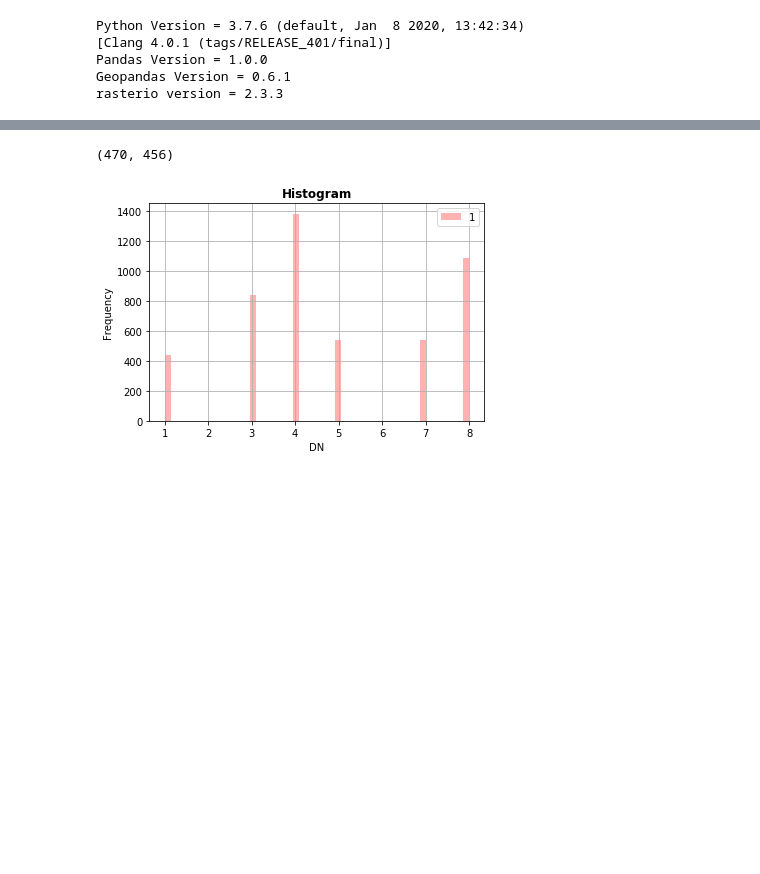
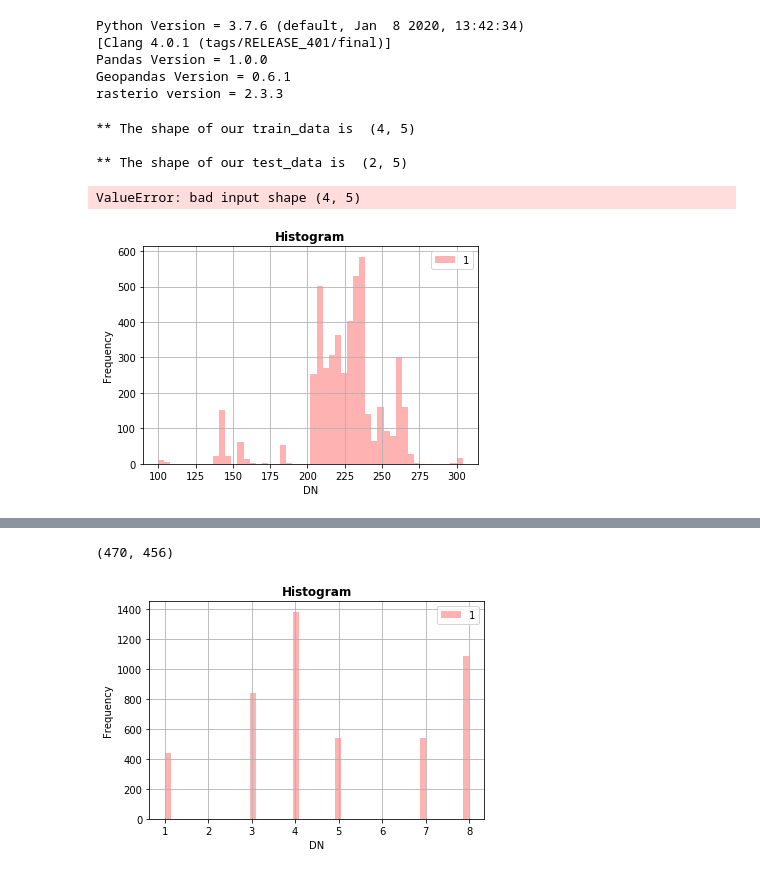
Before and after one commit to lchutny/wildfireplus, a Jupyter notebook: EDA/NB_model.ipynb, the cells around one changed output, grey strips where cells are left out. Saved outputs shown, nothing was run; the diff lists cells and outputs as text; code cells hidden in the pictures; blank space fills up the shorter version.

```diff
--- a/EDA/NB_model.ipynb
+++ b/EDA/NB_model.ipynb
@@ -43,0 +53,7 @@ rasterio version = 2.3.3
+# %%
+print ("** The shape of our train_data is ", data_train.shape,"\n")
+print ("** The shape of our test_data is ", data_test.shape,"\n")
+# %% [output]
+** The shape of our train_data is  (4, 5)
+
+** The shape of our test_data is  (2, 5)
@@ -43,0 +77,11 @@ rasterio version = 2.3.3
+# %%
+NB()
+# %% [output]
+ValueError: bad input shape (4, 5)
+# %%
+filepath = '../toydata/Global_fire_atlas_dobcrop.tif'
+data = rio.open(filepath)
+# %%
+show_hist(data, bins=50, lw=1.0, stacked=False, alpha=0.3, histtype='stepfilled', title="Histogram")
+# %% [output]
+[figure, added]
```
Also changed, not shown: parts of 9 cells of this notebook.
